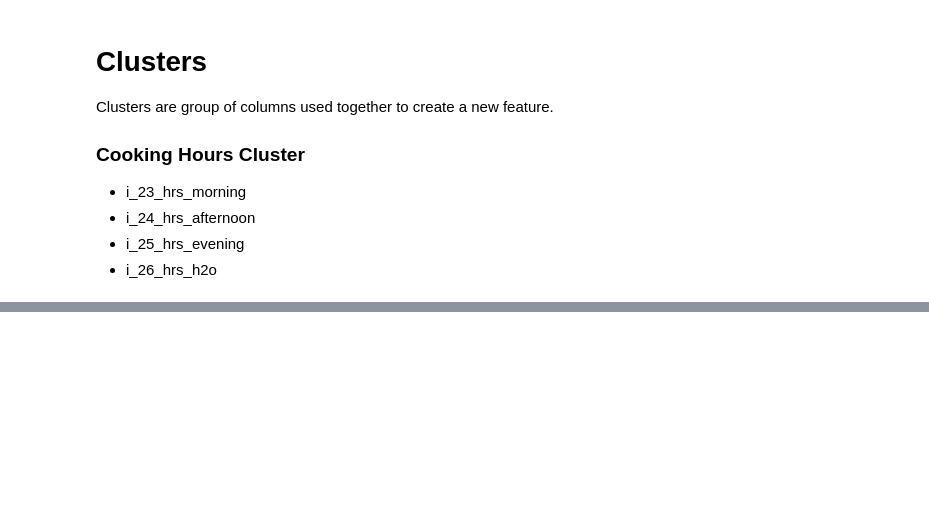
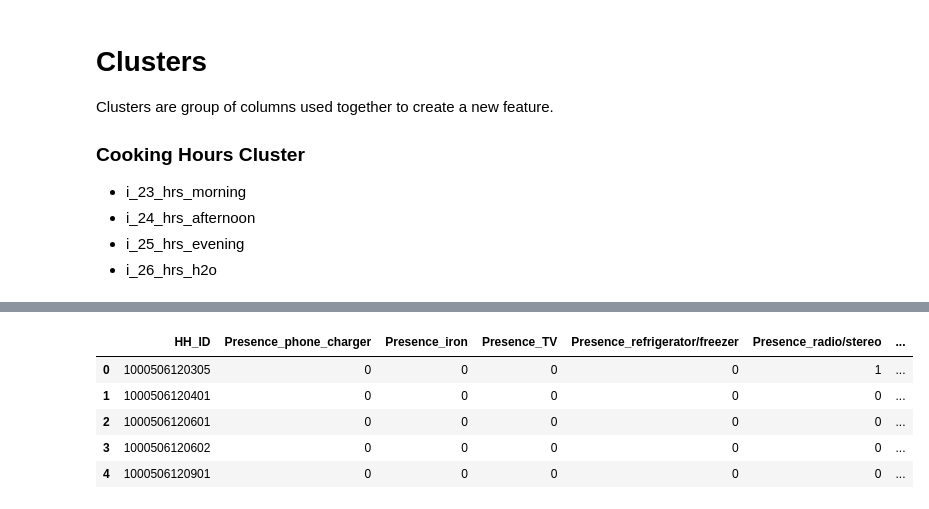
Before and after one commit to SESAM-Polimi/offgrid-demand-estimation, a Jupyter notebook: datasets/nigeria.ipynb, the cells around one changed output, grey strips where cells are left out. Cells and saved outputs as stored; diff of their text form; code cells hidden in the pictures; blank space fills up the shorter version.

```diff
--- a/datasets/nigeria.ipynb
+++ b/datasets/nigeria.ipynb
@@ -596,0 +564,89 @@ Kenya.get_columns()
+# %%
+mtf_ng_hh_sec_n_elec_asset = ODEDataset("Nigeria/mtf_ng_hh_sec_n_elec_asset")
+mtf_ng_hh_sec_n_elec_asset.from_csv("../playground/data/ESMAP/nigeria/mtf_ng_hh_sec_n_elec_asset.csv",
+                                    encoding='latin1').group_by("HH_ID")
+
+mtf_ng_hh_sec_n_elec_asset = mtf_ng_hh_sec_n_elec_asset.new_feature("Presence_smartphone_charger",
+                                                                    appliances_modifiers.presence_appliances_long(
+                                                                        'own_asset',
+                                                                        25, 'item_id'))
+
+mtf_ng_hh_sec_n_elec_asset = mtf_ng_hh_sec_n_elec_asset.new_feature("Presence_regular_phone_charger",
+                                                                    appliances_modifiers.presence_appliances_long(
+                                                                        'own_asset',
+                                                                        26, "item_id"))
+
+mtf_ng_hh_sec_n_elec_asset = mtf_ng_hh_sec_n_elec_asset.new_feature("Presence_phone_charger",
+                                                                    common_modifiers.multi_unify_presence(
+                                                                        ['Presence_smartphone_charger',
+                                                                         'Presence_regular_phone_charger']))
+
+mtf_ng_hh_sec_n_elec_asset = mtf_ng_hh_sec_n_elec_asset.new_feature("Presence_iron",
+                                                                    appliances_modifiers.presence_appliances_long(
+                                                                        'own_asset',
+                                                                        11, "item_id"))
+
+mtf_ng_hh_sec_n_elec_asset = mtf_ng_hh_sec_n_elec_asset.new_feature("Presence_freezer",
+                                                                    appliances_modifiers.presence_appliances_long(
+                                                                        'own_asset',
+                                                                        15, "item_id"))
+
+mtf_ng_hh_sec_n_elec_asset = mtf_ng_hh_sec_n_elec_asset.new_feature("Presence_refrigerator",
+                                                                    appliances_modifiers.presence_appliances_long(
+                                                                        'own_asset',
+                                                                        9, "item_id"))
+
+mtf_ng_hh_sec_n_elec_asset = mtf_ng_hh_sec_n_elec_asset.new_feature("Presence_refrigerator/freezer",
+                                                                    common_modifiers.multi_unify_presence([
+                                                                        'Presence_refrigerator',
+                                                                        'Presence_freezer']))
+
+mtf_ng_hh_sec_n_elec_asset = mtf_ng_hh_sec_n_elec_asset.new_feature("Presence_radio/stereo",
+                                                                    appliances_modifiers.presence_appliances_long(
+                                                                        'own_asset',
+                                                                        6, 'item_id'))
+
+mtf_ng_hh_sec_n_elec_asset = mtf_ng_hh_sec_n_elec_asset.new_feature("Presence_DVD_player",
+                                                                    appliances_modifiers.presence_appliances_long(
+                                                                        'own_asset',
+                                                                        7, 'item_id'))
+
+mtf_ng_hh_sec_n_elec_asset = mtf_ng_hh_sec_n_elec_asset.new_feature("Presence_fan",
+                                                                    appliances_modifiers.presence_appliances_long(
+                                                                        'own_asset',
+                                                                        8, 'item_id'))
+
+mtf_ng_hh_sec_n_elec_asset = mtf_ng_hh_sec_n_elec_asset.new_feature("Presence_black&white_TV",
+                                                                    appliances_modifiers.presence_appliances_long(
+                                                                        'own_asset',
+                                                                        27, 'item_id'))
+
+mtf_ng_hh_sec_n_elec_asset = mtf_ng_hh_sec_n_elec_asset.new_feature("Presence_color_TV",
+                                                                    appliances_modifiers.presence_appliances_long(
+                                                                        'own_asset',
+                                                                        28,
+                                                                        'item_id'))
+
+mtf_ng_hh_sec_n_elec_asset = mtf_ng_hh_sec_n_elec_asset.new_feature("Presence_flat_color_TV",
+                                                                    appliances_modifiers.presence_appliances_long(
+                                                                        'own_asset', 29,
+                                                                        'item_id'))
+
+mtf_ng_hh_sec_n_elec_asset = mtf_ng_hh_sec_n_elec_asset.new_feature("Presence_TV",
+                                                                    common_modifiers.multi_unify_presence(
+                                                                        ['Presence_black&white_TV', 'Presence_color_TV',
+                                                                         'Presence_flat_color_TV']))
+
+mtf_ng_hh_sec_n_elec_asset = mtf_ng_hh_sec_n_elec_asset.select([
+    "HH_ID", "Presence_phone_charger", "Presence_iron", "Presence_TV", "Presence_refrigerator/freezer",
+    "Presence_radio/stereo", "Presence_DVD_player", "Presence_fan"
+])
+
+mtf_ng_hh_sec_n_elec_asset.preview()
+# %% [output]
+|  | HH_ID | Presence_phone_charger | Presence_iron | Presence_TV | Presence_refrigerator/freezer | Presence_radio/stereo | ... |
+| 0 | 1000506120305 | 0 | 0 | 0 | 0 | 1 | ... |
+| 1 | 1000506120401 | 0 | 0 | 0 | 0 | 0 | ... |
+| 2 | 1000506120601 | 0 | 0 | 0 | 0 | 0 | ... |
+| 3 | 1000506120602 | 0 | 0 | 0 | 0 | 0 | ... |
+| 4 | 1000506120901 | 0 | 0 | 0 | 0 | 0 | ... |
```
Also changed, not shown: parts of 55 cells of this notebook, 10 other files.
